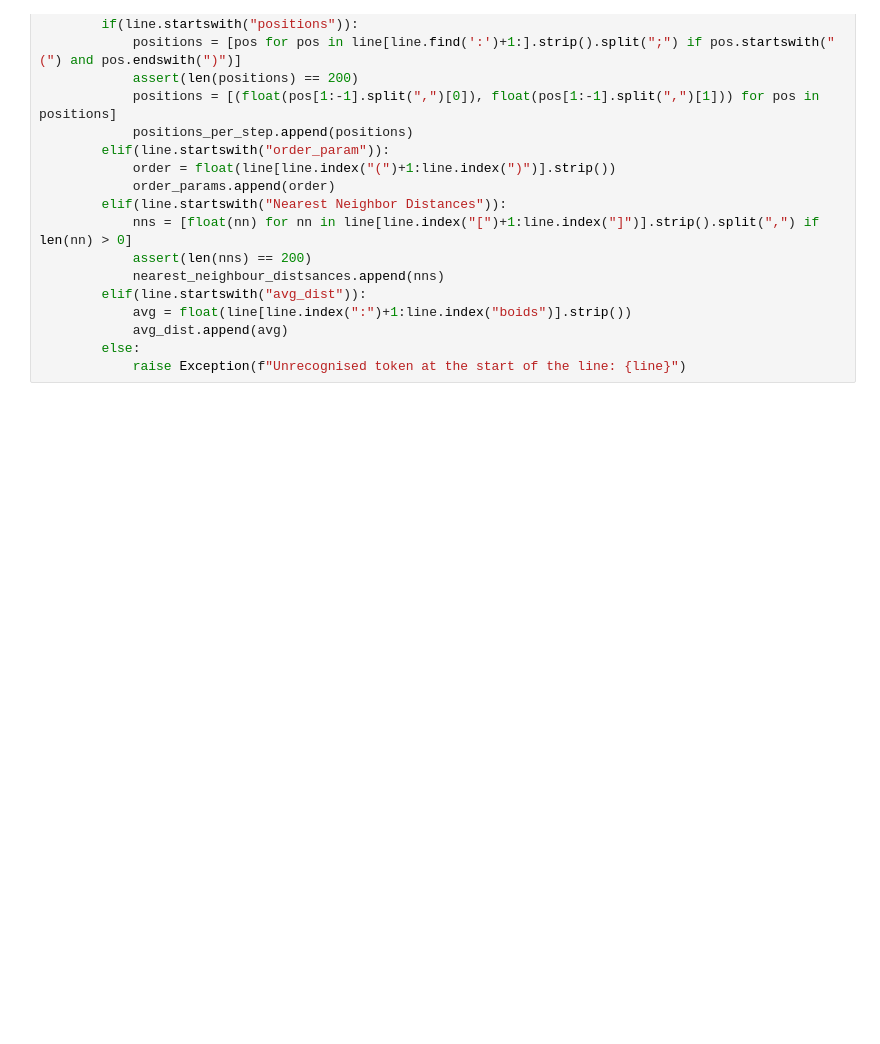
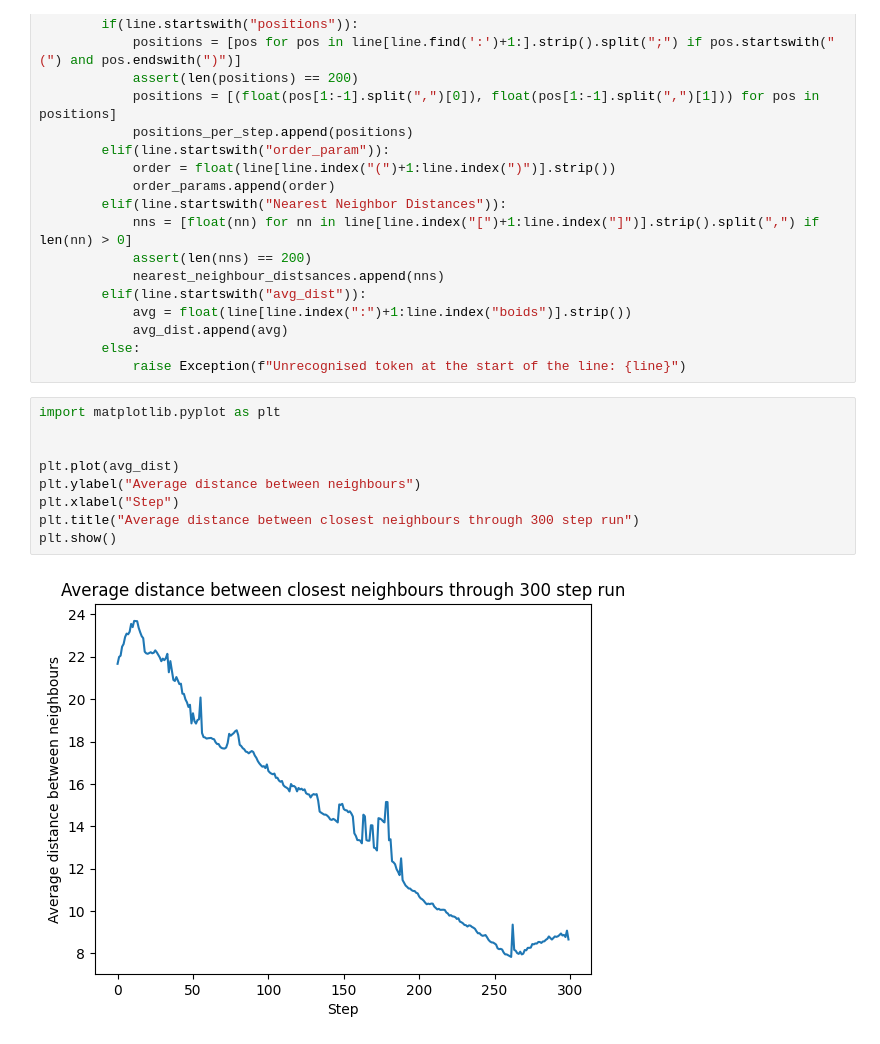
Before and after one commit to thomasluijkman/natural-computing-2324, a Jupyter notebook: Assignment-6/boids.ipynb, the cells around one changed output. Saved outputs shown, nothing was run; the diff lists cells and outputs as text; blank space fills up the shorter version.

Commit message:
Plotting added

```diff
--- a/Assignment-6/boids.ipynb
+++ b/Assignment-6/boids.ipynb
@@ -25,3 +25,14 @@ with open(filename, "r") as f:
             avg_dist.append(avg)
         else:
             raise Exception(f"Unrecognised token at the start of the line: {line}")
+# %%
+import matplotlib.pyplot as plt
+
+
+plt.plot(avg_dist)
+plt.ylabel("Average distance between neighbours")
+plt.xlabel("Step")
+plt.title("Average distance between closest neighbours through 300 step run")
+plt.show()
+# %% [output]
+[figure, added]
```
Also changed, not shown: parts of 1 cell of this notebook.
